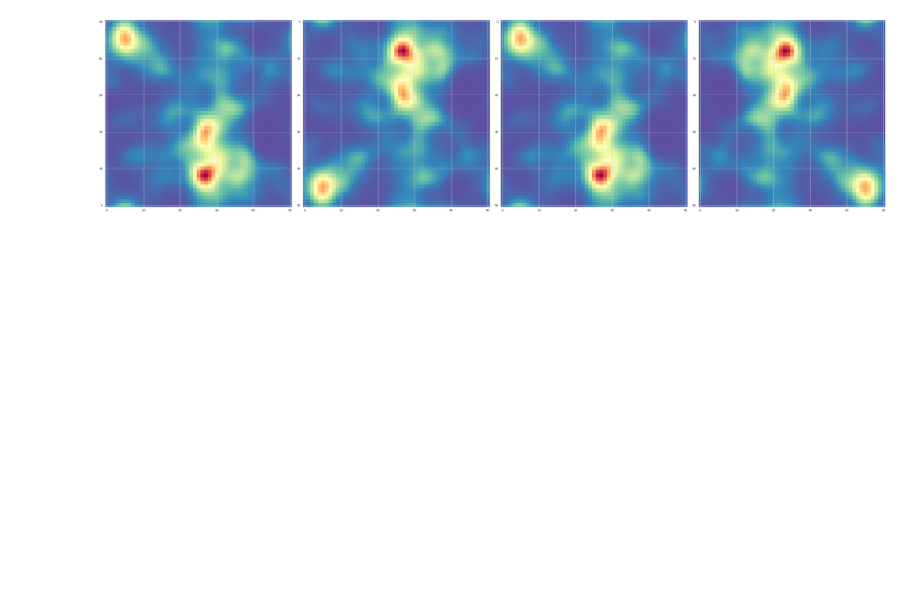
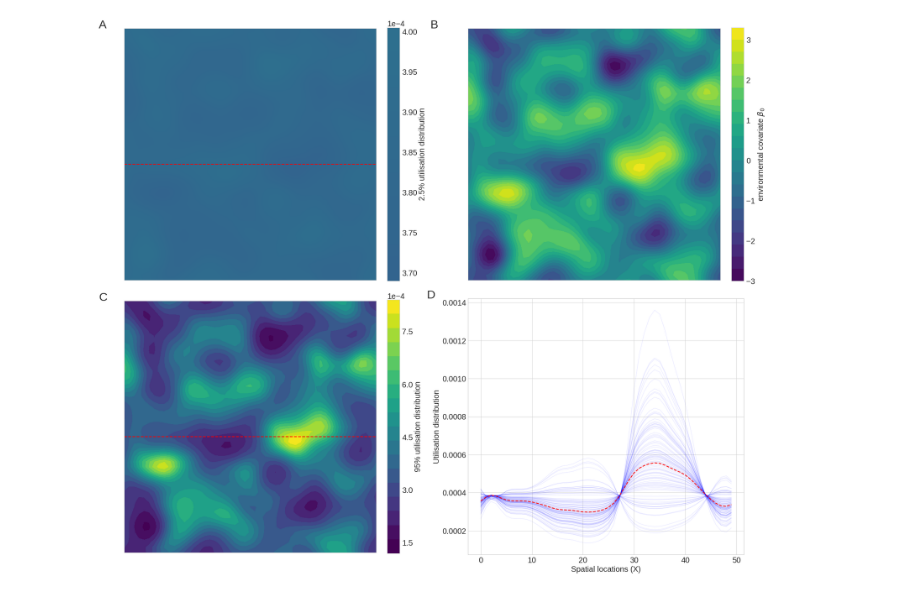
Before and after one commit to ctorney/mssf-vi, a Jupyter notebook: Figures/UD_currentF.ipynb, the cells around one changed output. Saved outputs shown, nothing was run; the diff lists cells and outputs as text; code cells hidden in the pictures; blank space fills up the shorter version.

Commit message:
Figure 4 modified

```diff
--- a/Figures/UD_currentF.ipynb
+++ b/Figures/UD_currentF.ipynb
@@ -380,7 +381,7 @@ fig = plt.figure(figsize=(27, 8))
 
 fig.add_subplot(1, 3, 1)
 plt.imshow(UDL,origin="lower",vmin=UDU.min(),vmax=UDU.max(),cmap='Spectral_r')
-plt.axhline(40,color="red",ls="--",linewidth=2)
+plt.axhline(23,color="red",ls="--",linewidth=2)
 plt.text(-1,51,'A', fontsize=30)
 plt.title('2.5 %',fontsize=15)
 plt.xlabel("X",fontsize=15)
@@ -389,7 +390,7 @@ plt.tick_params(axis='both', which='major', labelsize=15)
 
 fig.add_subplot(1, 3, 2)
 plt.imshow(UDU,origin="lower",vmin=UDU.min(),vmax=UDU.max(),cmap='Spectral_r')
-plt.axhline(40,color="red",ls="--",linewidth=2)
+plt.axhline(23,color="red",ls="--",linewidth=2)
 plt.text(-1,51,'B', fontsize=30)
 plt.title('97.5 %',fontsize=15)
 plt.tick_params(axis='both', which='major', labelsize=15)
@@ -407,11 +408,11 @@ for i in range(S):
     #UDS1=np.divide(UDS1,np.sum(UDS1))
     UDS1=np.exp(b1[i]*cov1)
     UDS1=np.divide(UDS1,np.sum(UDS1))
-    plt.plot(UDS1[40,0:50], color="blue",linewidth=1.0,alpha=0.1)
-plt.plot(UDM[8,0:50],color="red", linewidth=2,ls="--")
+    plt.plot(UDS1[23,0:50], color="blue",linewidth=1.0,alpha=0.1)
+plt.plot(UDM[23,0:50],color="red", linewidth=2,ls="--")
 plt.xlabel("Spatial locations (X)",fontsize=15)
 plt.ylabel("Utilization distribution",fontsize=15)
-# plt.text(0,0-5.6,-5.35,'C', fontsize=30)
+plt.text(0,0.00143,'C', fontsize=30)
 plt.tick_params(axis='both', which='major', labelsize=15)
 
 
@@ -420,7 +421,7 @@ plt.tick_params(axis='both', which='major', labelsize=15)
 #by_label = dict(zip(labels, handles))
 #plt.legend(by_label.values(), by_label.keys(),loc="best",fontsize=14)
 
-#plt.tight_layout()
+plt.tight_layout()
 
 #plt.savefig('./Figures_4.png',dpi=300)
 #plt.savefig('./Figures_4.pdf',dpi=300)
@@ -431,20 +432,79 @@ plt.show()
 # %%
-fig = plt.figure(figsize=(27, 8))
+## Plotting 2 by 2
 
-fig.add_subplot(1, 4, 1)
-plt.imshow(UDU,origin="lower",vmin=UDU.min(),vmax=UDU.max(),cmap='Spectral_r')
+import matplotlib.ticker as tick #Importing tick function
 
-fig.add_subplot(1, 4, 2)
-plt.imshow(UDU,vmin=UDU.min(),vmax=UDU.max(),cmap='Spectral_r')
+fig, axs = plt.subplots(2, 2, figsize=(24,20),tight_layout=True)
 
-fig.add_subplot(1, 4, 3)
-plt.imshow(np.flip(UDU,axis=0),vmin=UDU.min(),vmax=UDU.max(),cmap='Spectral_r')
+# Figure A
+# Setting aspect ratio
+axs[0, 0].set_aspect('equal')
+ax0= axs[0, 0].contourf(UDL,cmap='viridis',levels=20,vmin=UDU.min(),vmax=UDU.max())
+axs[0,0].text(-0.1,1,'A', size=30, transform=axs[0, 0].transAxes)
+axs[0,0].tick_params( labelleft=False, labelbottom=False)
+axs[0,0].axhline(23,color="red",ls="--",linewidth=2)
+cbar = fig.colorbar(ax0, ax=axs[0, 0],fraction=0.046, pad=0.04)
+cbar.ax.tick_params(labelsize=20)
+cbar.formatter.set_powerlimits((0, 0))
+cbar.ax.yaxis.get_offset_text().set_fontsize(20)
+cbar.ax.yaxis.set_offset_position('left')
+cbar.set_label(label=r'2.5% utilisation distribution',size=20)
+tick_locator = tick.MaxNLocator(nbins=7)
+cbar.locator = tick_locator
+cbar.update_ticks()
 
-fig.add_subplot(1, 4, 4)
-plt.imshow(np.flip(UDU,axis=1),vmin=UDU.min(),vmax=UDU.max(),cmap='Spectral_r')
 
-plt.tight_layout()
+# figure B
+axs[0, 1].set_aspect('equal')
+ax1 = axs[0, 1].contourf(cov1,cmap='viridis',levels=20)
+#axs[0,0].set_title('A',loc='left',size=30,pad=100)
+axs[0,1].text(-0.15,1,'B', size=30, transform=axs[0, 1].transAxes)
+axs[0,1].tick_params( labelleft=False, labelbottom=False)
+cbar = fig.colorbar(ax1, ax=axs[0, 1],fraction=0.046, pad=0.04)
+cbar.ax.tick_params(labelsize=20)
+cbar.formatter.set_powerlimits((0, 0))
+cbar.ax.yaxis.get_offset_text().set_fontsize(20)
+cbar.ax.yaxis.set_offset_position('left')
+cbar.set_label(label=r'environmental covariate $\beta_0$',size=20)
+tick_locator = tick.MaxNLocator(nbins=7)
+cbar.locator = tick_locator
+cbar.update_ticks()
 
+# Figure C
+axs[1, 0].set_aspect('equal')
+ax11 = axs[1, 0].contourf(UDU,cmap='viridis',levels=20,vmin=UDU.min(),vmax=UDU.max())
+axs[1,0].text(-0.1,1,'C', size=30, transform=axs[1, 0].transAxes)
+axs[1,0].axhline(23,color="red",ls="--",linewidth=2)
+axs[1,0].tick_params( labelleft=False, labelbottom=False)
+cbar = fig.colorbar(ax11, ax=axs[1, 0],fraction=0.046, pad=0.04)
+cbar.ax.tick_params(labelsize=20)
+cbar.formatter.set_powerlimits((0, 0))
+cbar.ax.yaxis.get_offset_text().set_fontsize(20)
+cbar.ax.yaxis.set_offset_position('left')
+cbar.ax.tick_params(labelsize=20)
+cbar.set_label(label=r'95% utilisation distribution',size=20)
+tick_locator = tick.MaxNLocator(nbins=7)
+cbar.locator = tick_locator
+cbar.update_ticks()
+
+# Figure D
+#axs[1, 1].set_aspect('equal')
+b1=d1[:,0,0] # Beta 1
+for i in range(S):
+    UDS1=np.exp(b1[i]*cov1)
+    UDS1=np.divide(UDS1,np.sum(UDS1))
+    axs[1,1].plot(UDS1[23,0:50], color="blue",linewidth=1.0,alpha=0.1)
+axs[1,1].plot(UDM[23,0:50],color="red", linewidth=2,ls="--")
+axs[1,1].set_xlabel("Spatial locations (X)",fontsize=20)
+axs[1,1].set_ylabel("Utilisation distribution",fontsize=20)
+axs[1,1].tick_params(axis='both', which='major', labelsize=20)
+axs[1,1].text(-0.15,1,'D', size=30, transform=axs[1, 1].transAxes)
+
+#plt.subplots_adjust(wspace=0.1, hspace=0.1)
+
+fig.tight_layout()
+plt.savefig("Figure_4.png",bbox_inches='tight',dpi=300)
+plt.savefig("Figure_4.pdf",bbox_inches='tight',dpi=300)
 plt.show()
 # %% [output]
-[figure, old version]
+[figure, new version]
```
Also changed, not shown: parts of 3 cells of this notebook.
